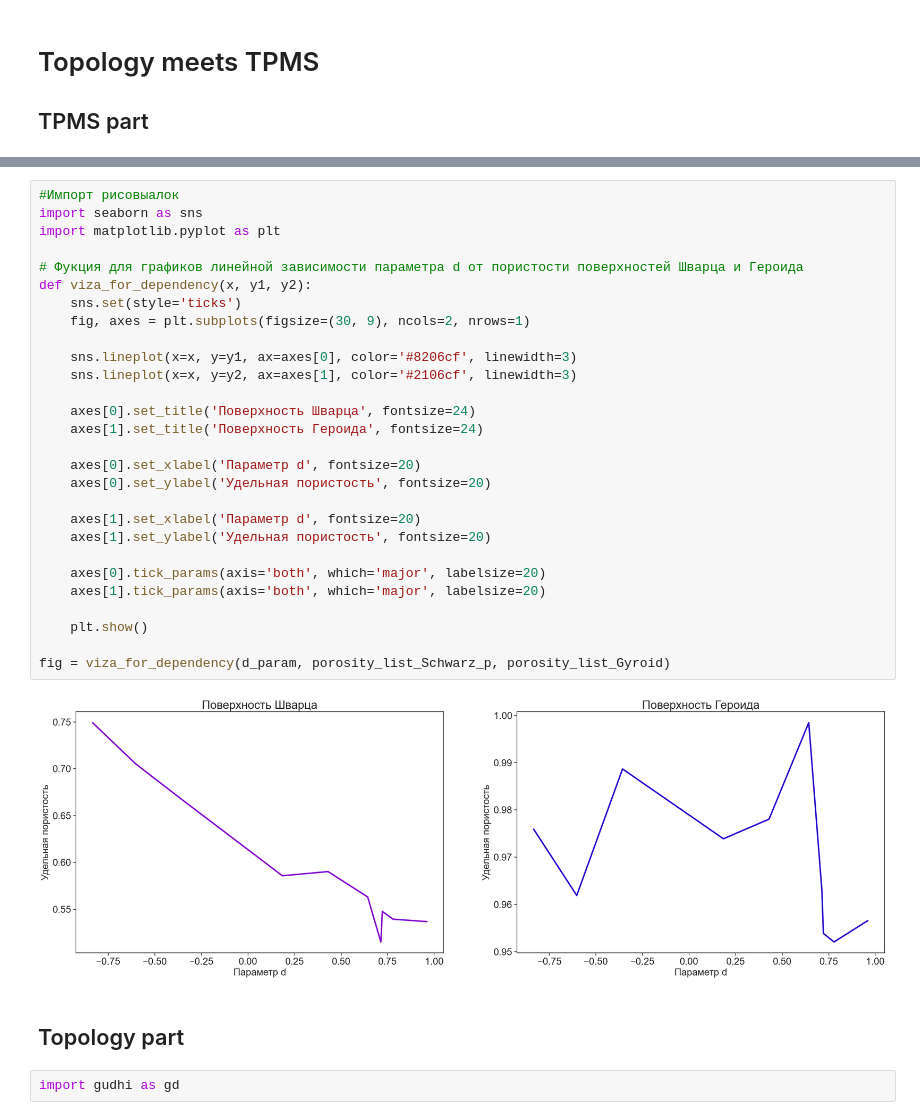
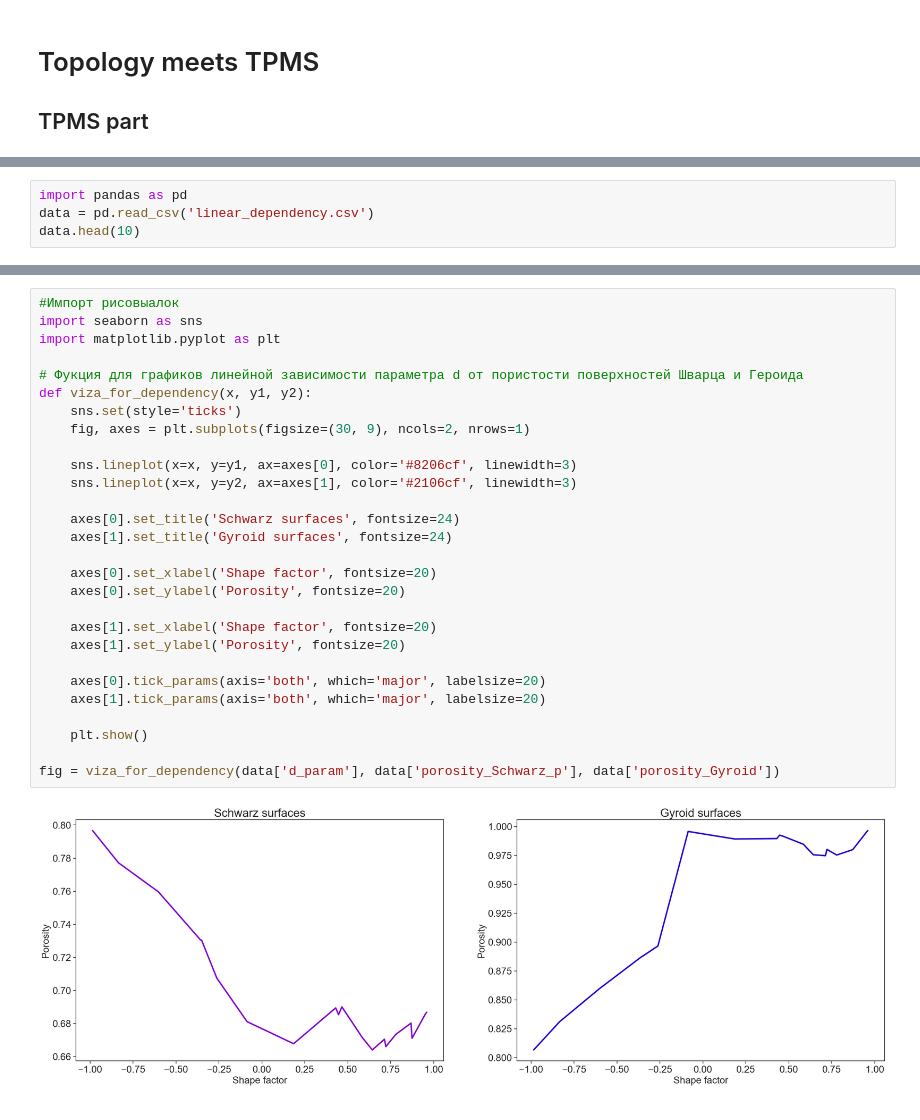
Before and after one commit to Snopoff/Persistent-Homology-of-Triple-Periodic-Minimal-Surfaces, a Jupyter notebook: Generate_mesh_tpms.ipynb, the cells around one changed output, grey strips where cells are left out. Drawn from its saved outputs; the diff is of its cells as text.

Commit message:
uplosd data

```diff
--- a/Generate_mesh_tpms.ipynb
+++ b/Generate_mesh_tpms.ipynb
@@ -68,0 +132,4 @@ Points is not a float type. This can cause issues when transforming or applying
+# %%
+import pandas as pd
+data = pd.read_csv('linear_dependency.csv')
+data.head(10)
@@ -69,34 +148,30 @@ Points is not a float type. This can cause issues when transforming or applying
 # %%
 #Импорт рисовыалок
 import seaborn as sns
 import matplotlib.pyplot as plt
 
 # Фукция для графиков линейной зависимости параметра d от пористости поверхностей Шварца и Героида
 def viza_for_dependency(x, y1, y2):
     sns.set(style='ticks')
     fig, axes = plt.subplots(figsize=(30, 9), ncols=2, nrows=1)
 
     sns.lineplot(x=x, y=y1, ax=axes[0], color='#8206cf', linewidth=3)
     sns.lineplot(x=x, y=y2, ax=axes[1], color='#2106cf', linewidth=3)
 
-    axes[0].set_title('Поверхность Шварца', fontsize=24)
-    axes[1].set_title('Поверхность Героида', fontsize=24)
+    axes[0].set_title('Schwarz surfaces', fontsize=24)
+    axes[1].set_title('Gyroid surfaces', fontsize=24)
 
-    axes[0].set_xlabel('Параметр d', fontsize=20)
-    axes[0].set_ylabel('Удельная пористость', fontsize=20)
+    axes[0].set_xlabel('Shape factor', fontsize=20)
+    axes[0].set_ylabel('Porosity', fontsize=20)
 
-    axes[1].set_xlabel('Параметр d', fontsize=20)
-    axes[1].set_ylabel('Удельная пористость', fontsize=20)
+    axes[1].set_xlabel('Shape factor', fontsize=20)
+    axes[1].set_ylabel('Porosity', fontsize=20)
 
     axes[0].tick_params(axis='both', which='major', labelsize=20)
     axes[1].tick_params(axis='both', which='major', labelsize=20)
 
     plt.show()
 
-fig = viza_for_dependency(d_param, porosity_list_Schwarz_p, porosity_list_Gyroid)
+fig = viza_for_dependency(data['d_param'], data['porosity_Schwarz_p'], data['porosity_Gyroid'])
 # %% [output]
-[figure, old version]
+[figure, new version]
-# %% [markdown]
-## Topology part
-# %%
-import gudhi as gd
```
Also changed, not shown: parts of 22 cells of this notebook, 5 other files.
